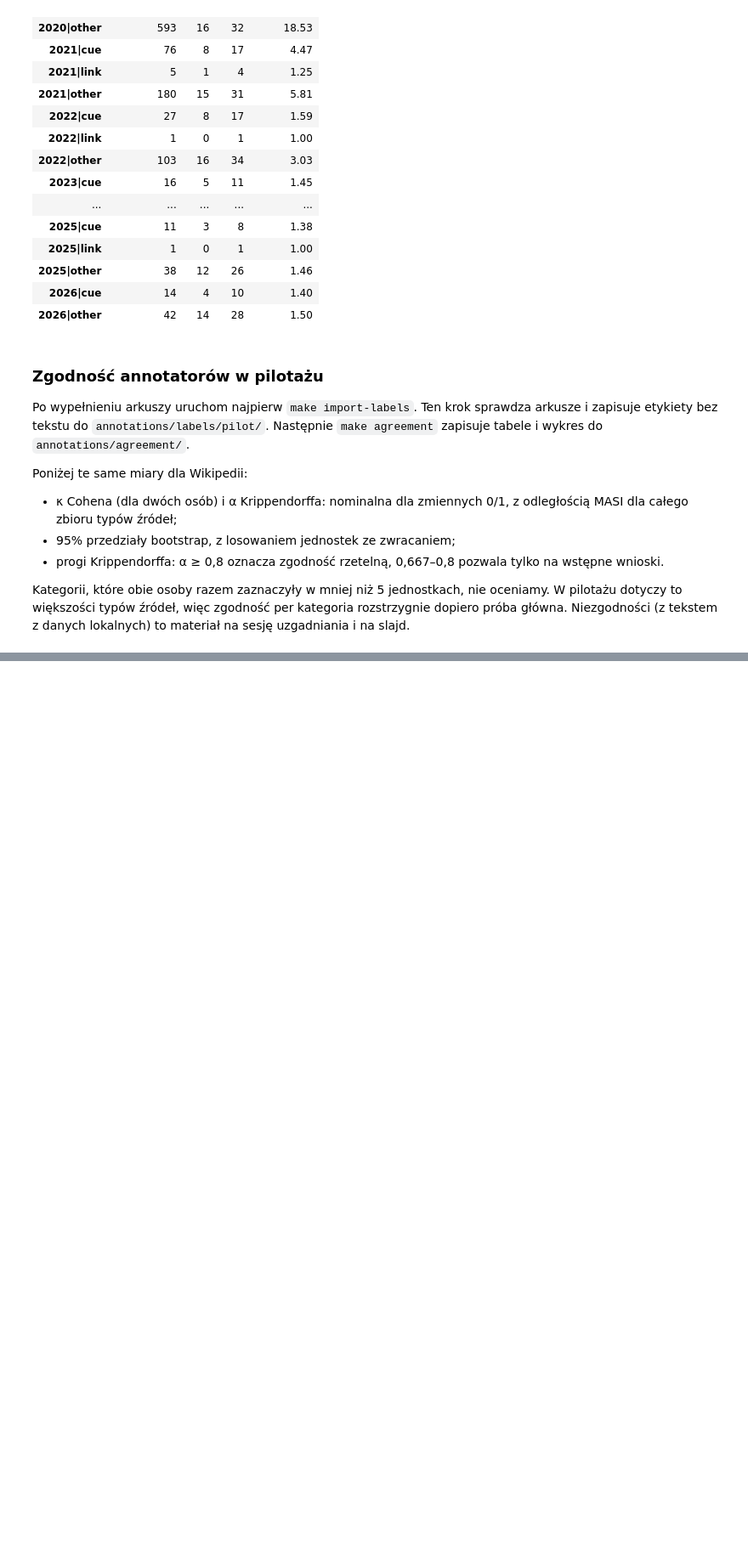
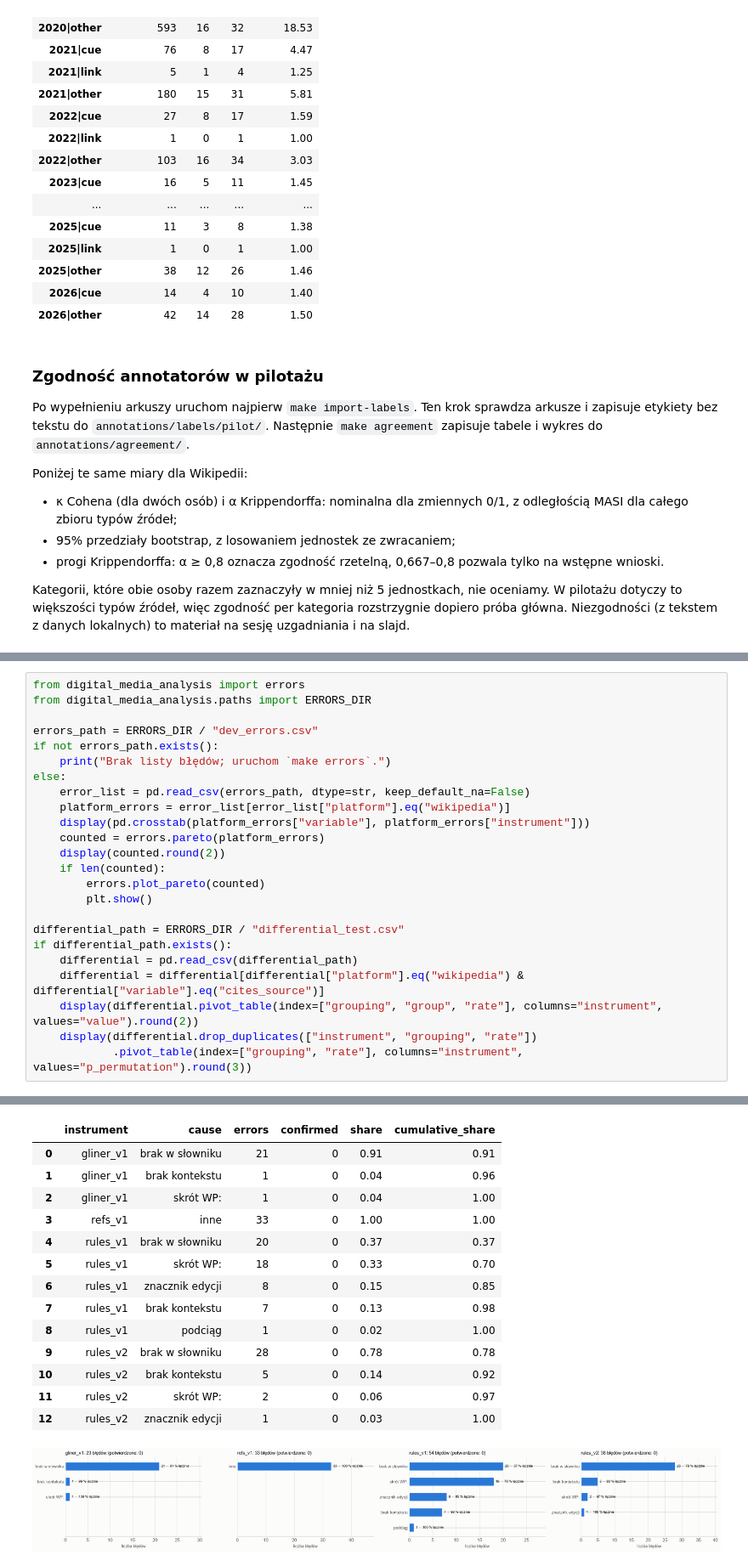
Before and after one commit to igor-sosnowicz/digital-media-analysis, a Jupyter notebook: notebooks/Wikipedia_EDA.ipynb, the cells around one changed output, grey strips where cells are left out. Shown at 85% size. Cells and saved outputs as stored; diff of their text form; blank space fills up the shorter version.

```diff
--- a/notebooks/Wikipedia_EDA.ipynb
+++ b/notebooks/Wikipedia_EDA.ipynb
@@ -917,0 +978,25 @@ else:
+# %%
+from digital_media_analysis import errors
+from digital_media_analysis.paths import ERRORS_DIR
+
+errors_path = ERRORS_DIR / "dev_errors.csv"
+if not errors_path.exists():
+    print("Brak listy błędów; uruchom `make errors`.")
+else:
+    error_list = pd.read_csv(errors_path, dtype=str, keep_default_na=False)
+    platform_errors = error_list[error_list["platform"].eq("wikipedia")]
+    display(pd.crosstab(platform_errors["variable"], platform_errors["instrument"]))
+    counted = errors.pareto(platform_errors)
+    display(counted.round(2))
+    if len(counted):
+        errors.plot_pareto(counted)
+        plt.show()
+
+differential_path = ERRORS_DIR / "differential_test.csv"
+if differential_path.exists():
+    differential = pd.read_csv(differential_path)
+    differential = differential[differential["platform"].eq("wikipedia") & differential["variable"].eq("cites_source")]
+    display(differential.pivot_table(index=["grouping", "group", "rate"], columns="instrument", values="value").round(2))
+    display(differential.drop_duplicates(["instrument", "grouping", "rate"])
+            .pivot_table(index=["grouping", "rate"], columns="instrument", values="p_permutation").round(3))
+# %% [output]
@@ -917,0 +1013,15 @@ else:
+|  | instrument | cause | errors | confirmed | share | cumulative_share |
+| 0 | gliner_v1 | brak w słowniku | 21 | 0 | 0.91 | 0.91 |
+| 1 | gliner_v1 | brak kontekstu | 1 | 0 | 0.04 | 0.96 |
+| 2 | gliner_v1 | skrót WP: | 1 | 0 | 0.04 | 1.00 |
+| 3 | refs_v1 | inne | 33 | 0 | 1.00 | 1.00 |
+| 4 | rules_v1 | brak w słowniku | 20 | 0 | 0.37 | 0.37 |
+| 5 | rules_v1 | skrót WP: | 18 | 0 | 0.33 | 0.70 |
+| 6 | rules_v1 | znacznik edycji | 8 | 0 | 0.15 | 0.85 |
+| 7 | rules_v1 | brak kontekstu | 7 | 0 | 0.13 | 0.98 |
+| 8 | rules_v1 | podciąg | 1 | 0 | 0.02 | 1.00 |
+| 9 | rules_v2 | brak w słowniku | 28 | 0 | 0.78 | 0.78 |
+| 10 | rules_v2 | brak kontekstu | 5 | 0 | 0.14 | 0.92 |
+| 11 | rules_v2 | skrót WP: | 2 | 0 | 0.06 | 0.97 |
+| 12 | rules_v2 | znacznik edycji | 1 | 0 | 0.03 | 1.00 |
+[figure, added]
```
Also changed, not shown: parts of 11 cells of this notebook, 49 other files.
